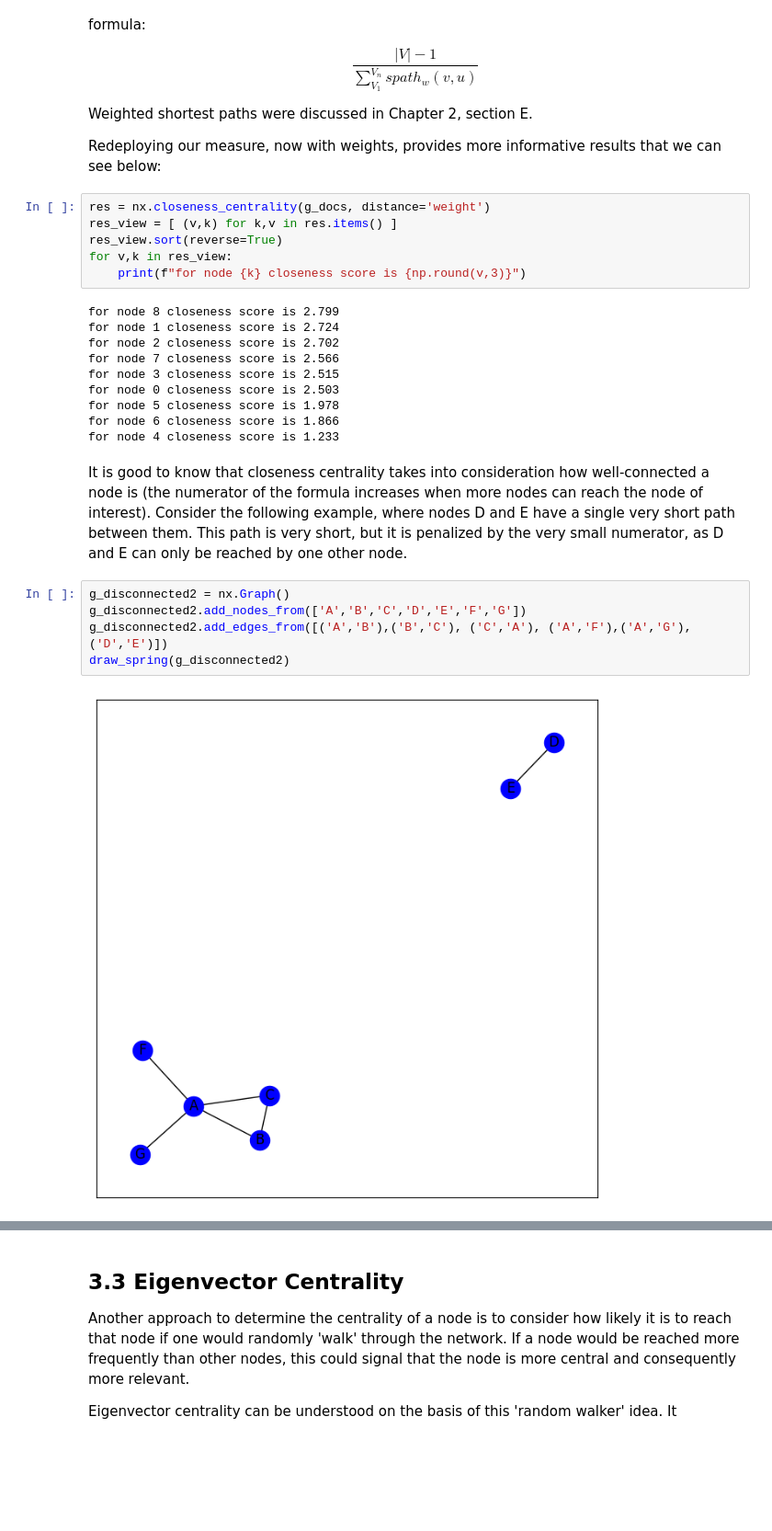
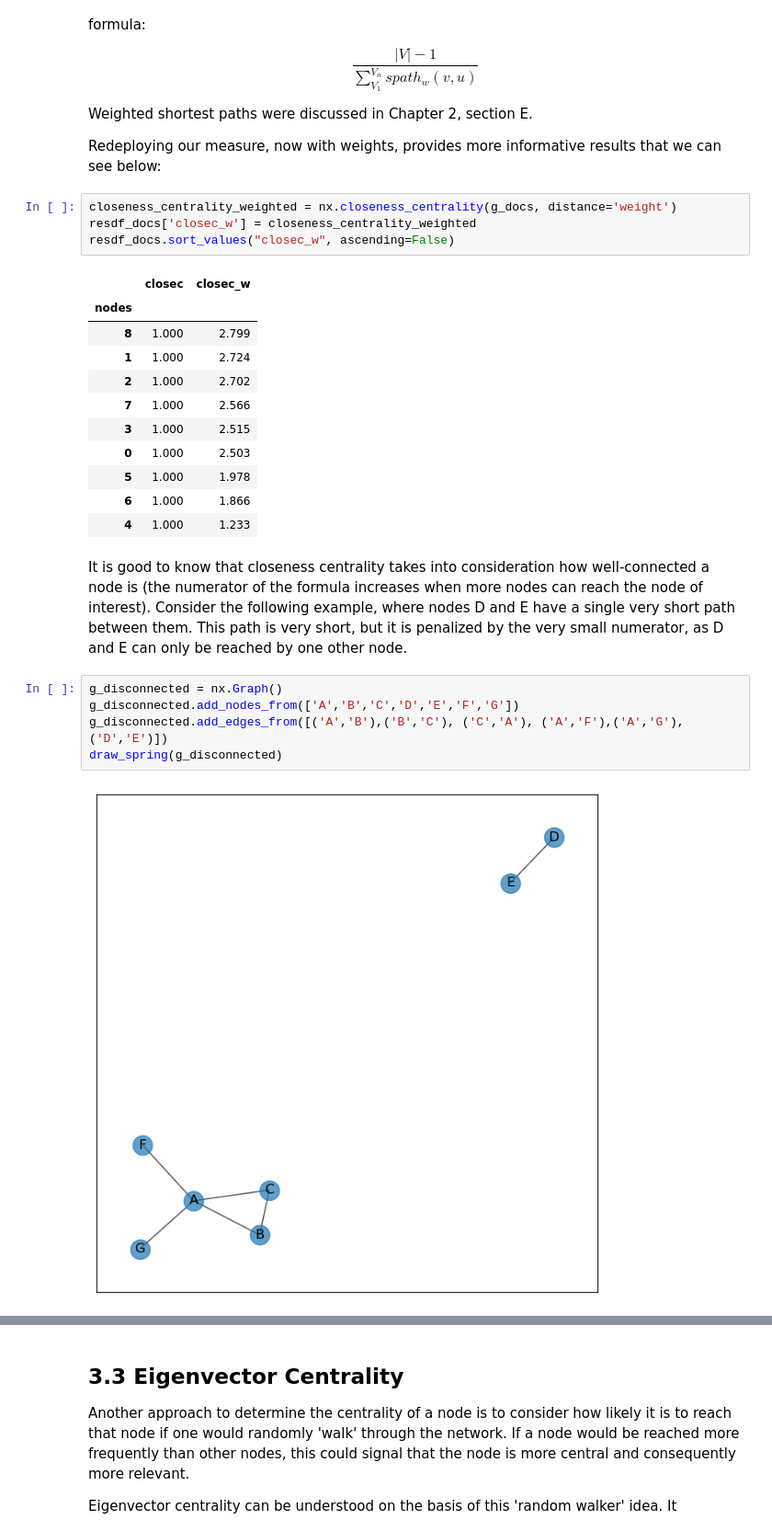
Before and after one commit to maastrichtlawtech/legalnetworkanalysis_textbook, a Jupyter notebook: Chapter_3_Centrality.ipynb, the cells around one changed output, grey strips where cells are left out. Shown at 92% size. Cells and saved outputs as stored; diff of their text form; blank space fills up the shorter version.

```diff
--- a/Chapter_3_Centrality.ipynb
+++ b/Chapter_3_Centrality.ipynb
@@ -410,28 +370,28 @@ Weighted shortest paths were discussed in Chapter 2, section E.
 
 Redeploying our measure, now with weights, provides more informative results that we can see below:
 # %%
-res = nx.closeness_centrality(g_docs, distance='weight')
-res_view = [ (v,k) for k,v in res.items() ]
-res_view.sort(reverse=True)
-for v,k in res_view:
-    print(f"for node {k} closeness score is {np.round(v,3)}")
+closeness_centrality_weighted = nx.closeness_centrality(g_docs, distance='weight')
+resdf_docs['closec_w'] = closeness_centrality_weighted
+resdf_docs.sort_values("closec_w", ascending=False)
 # %% [output]
-for node 8 closeness score is 2.799
-for node 1 closeness score is 2.724
-for node 2 closeness score is 2.702
-for node 7 closeness score is 2.566
-for node 3 closeness score is 2.515
-for node 0 closeness score is 2.503
-for node 5 closeness score is 1.978
-for node 6 closeness score is 1.866
-for node 4 closeness score is 1.233
+|  | closec | closec_w |
+| nodes |  |  |
+| 8 | 1.000 | 2.799 |
+| 1 | 1.000 | 2.724 |
+| 2 | 1.000 | 2.702 |
+| 7 | 1.000 | 2.566 |
+| 3 | 1.000 | 2.515 |
+| 0 | 1.000 | 2.503 |
+| 5 | 1.000 | 1.978 |
+| 6 | 1.000 | 1.866 |
+| 4 | 1.000 | 1.233 |
 # %% [markdown]
 It is good to know that closeness centrality takes into consideration how well-connected a node is (the numerator of the formula increases when more nodes can reach the node of interest). Consider the following example, where nodes D and E have a single very short path between them. This path is very short, but it is penalized by the very small numerator, as D and E can only be reached by one other node.
 # %%
-g_disconnected2 = nx.Graph()
-g_disconnected2.add_nodes_from(['A','B','C','D','E','F','G'])
-g_disconnected2.add_edges_from([('A','B'),('B','C'), ('C','A'), ('A','F'),('A','G'),('D','E')])
-draw_spring(g_disconnected2)
+g_disconnected = nx.Graph()
+g_disconnected.add_nodes_from(['A','B','C','D','E','F','G'])
+g_disconnected.add_edges_from([('A','B'),('B','C'), ('C','A'), ('A','F'),('A','G'),('D','E')])
+draw_spring(g_disconnected)
 # %% [output]
-[figure, old version]
+[figure, new version]
 # %%
```
Also changed, not shown: parts of 45 cells of this notebook.
